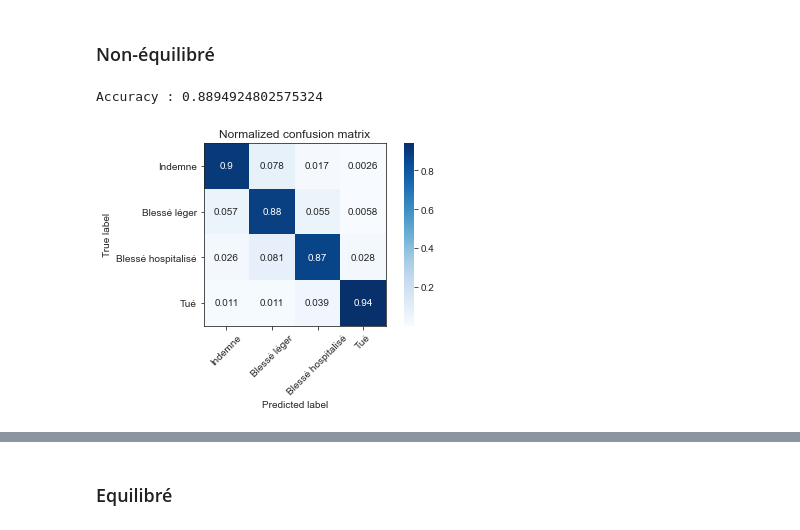
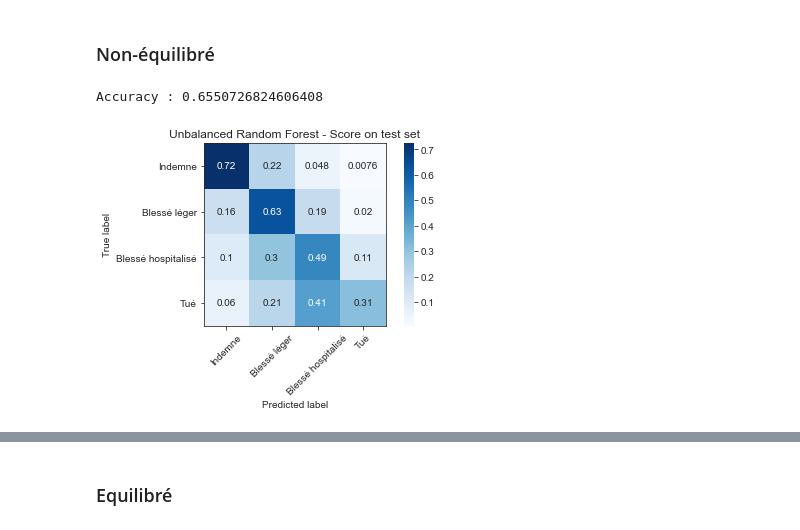
Before and after one commit to erwan-auchere/Projet-Python, a Jupyter notebook: backward-elimination.ipynb, the cells around one changed output, grey strips where cells are left out. Cells and saved outputs as stored; diff of their text form; code cells hidden in the pictures.

Commit message:
Correction des splits différents selon les modèles qui biaisaient les scores

```diff
--- a/backward-elimination.ipynb
+++ b/backward-elimination.ipynb
@@ -14,7 +14,7 @@ targets = ['Indemne', 'Blessé léger', 'Blessé hospitalisé', 'Tué']
 X = data.drop(targets, axis=1)
 X = pd.DataFrame(data=StandardScaler().fit_transform(X), columns=X.columns)
 Y = data[targets].values.argmax(axis=1) # cela réordonne bien les modalités puisque `targets` est ordonnée.
-X_train, X_test,Y_train, Y_test = train_test_split(X, Y, test_size=0.3)
+X_train, X_test, Y_train, Y_test = train_test_split(X, Y, test_size=0.3, stratify=Y, random_state=0)
 # %%
 def plot_confusion_matrix(matrix, classes,
                           normalize=False,
@@ -80,7 +85,7 @@ plot_confusion_matrix(conf, classes=targets, normalize=True, title='Unbalanced L
 # %%
 retrain = False
 if not os.path.isfile('regression-log-balanced.joblib') or retrain:
-    BLR = LogisticRegression(multi_class='multinomial', max_iter=1000, class_weights='balanced')
+    BLR = LogisticRegression(multi_class='multinomial', max_iter=1000, class_weight='balanced')
     selector_BLR = RFECV(BLR, cv=StratifiedKFold(2), scoring="accuracy", step=1).fit(X_train, Y_train)
     jl.dump(selector_BLR, 'regression-log-balanced.joblib')
 else:
@@ -117,9 +127,9 @@ URF = selector_URF.estimator_
 selected_URF = [variable for variable, boolean in zip(X.columns.tolist(), selector_URF.support_.tolist()) if boolean]
 print('Accuracy :', np.mean(URF.predict(X_test[selected_URF]) == Y_test))
 # %% [output]
-Accuracy : 0.8894924802575324
+Accuracy : 0.6550726824606408
 # %%
 conf = metrics.confusion_matrix(URF.predict(X_test[selected_URF]), Y_test)
-plot_confusion_matrix(conf, classes=targets, normalize=True);
+plot_confusion_matrix(conf, classes=targets, normalize=True, title='Unbalanced Random Forest - Score on test set');
 # %% [output]
-[figure, old version]
+[figure, new version]
```
Also changed, not shown: parts of 13 cells of this notebook.
